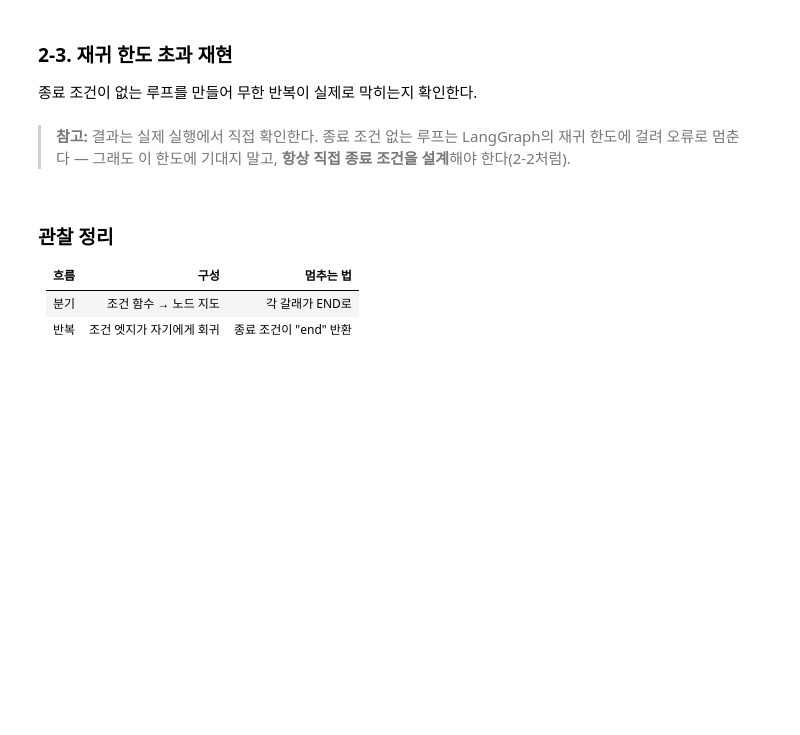
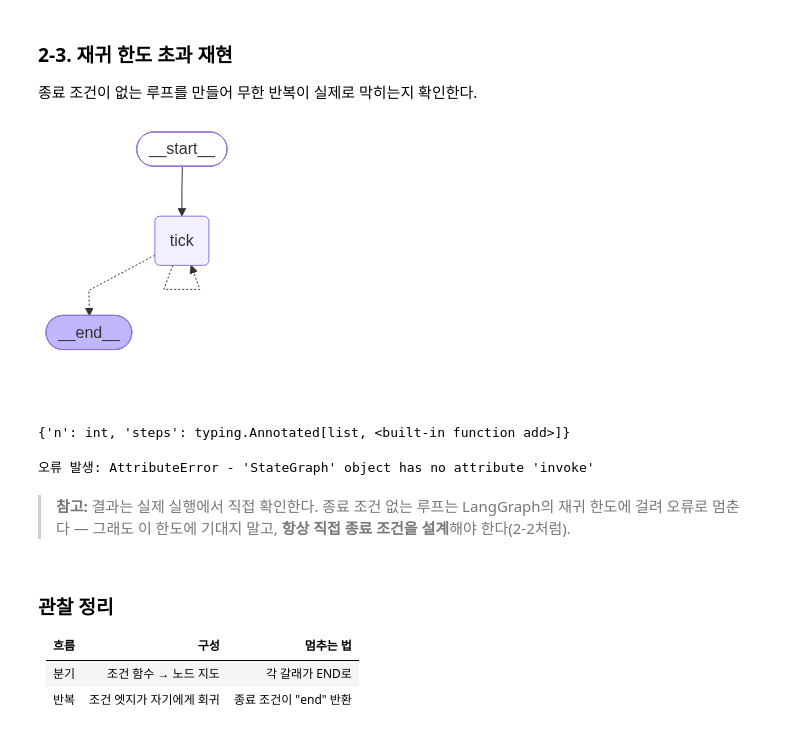
Before and after one commit to poohoot-ai/2026_aio2_llm_app_dev, a Jupyter notebook: notebooks/Day14-LangGraph기초와도구에이전트재구성-실습.ipynb, the cells around one changed output. Drawn from its saved outputs; the diff is of its cells as text; code cells hidden in the pictures; blank space fills up the shorter version.

```diff
--- a/notebooks/Day14-LangGraph기초와도구에이전트재구성-실습.ipynb
+++ b/notebooks/Day14-LangGraph기초와도구에이전트재구성-실습.ipynb
@@ -174,9 +297,39 @@ State를 보고 다음 상자를 고르고(분기), 조건이 찰 때까지 되
 ### 2-3. 재귀 한도 초과 재현
 
 종료 조건이 없는 루프를 만들어 무한 반복이 실제로 막히는지 확인한다.
+# %%
+#무한루프 조건노드
+def cont_forever(s): return "tick"   # 종료 조건 없음(항상 tick으로)
 # %%
+# TODO: app_c.invoke로 {"n": 0, "steps": []}인 무한 루프를 실행해 r_forever에 저장하세요
+# 그래프 생성
+gd = StateGraph(LoopState)
 
-# TODO: app_l2.invoke로 {"n": 0, "steps": []}인 무한 루프를 실행해 r_forever에 저장하세요
+# 노드 추가
+gd.add_node("tick", tick)
+
+# 엣지 추가
+gd.add_edge(START, "tick")
+gd.add_conditional_edges("tick", cont_forever, {"tick": "tick"}) #항상 tick
+
+# 그래프 컴파일
+app_c = gd.compile()
+app_c
+# %% [output]
+[figure, added]
+# %%
+LoopState.__annotations__
+# %% [output]
+{'n': int, 'steps': typing.Annotated[list, <built-in function add>]}
+# %%
+r_forever = []
+try:
+    r_forever = gd.invoke({"n": 0, "steps": []})
+    print(r_forever)
+except Exception as e:
+    print("오류 발생:", type(e).__name__, "-", str(e)[:120])
+# %% [output]
+오류 발생: AttributeError - 'StateGraph' object has no attribute 'invoke'
 # %% [markdown]
 > **참고:** 결과는 실제 실행에서 직접 확인한다. 종료 조건 없는 루프는 LangGraph의 재귀 한도에 걸려 오류로 멈춘다 — 그래도 이 한도에 기대지 말고, **항상 직접 종료 조건을 설계**해야 한다(2-2처럼).
 # %% [markdown]
```
Also changed, not shown: parts of 70 cells of this notebook.
